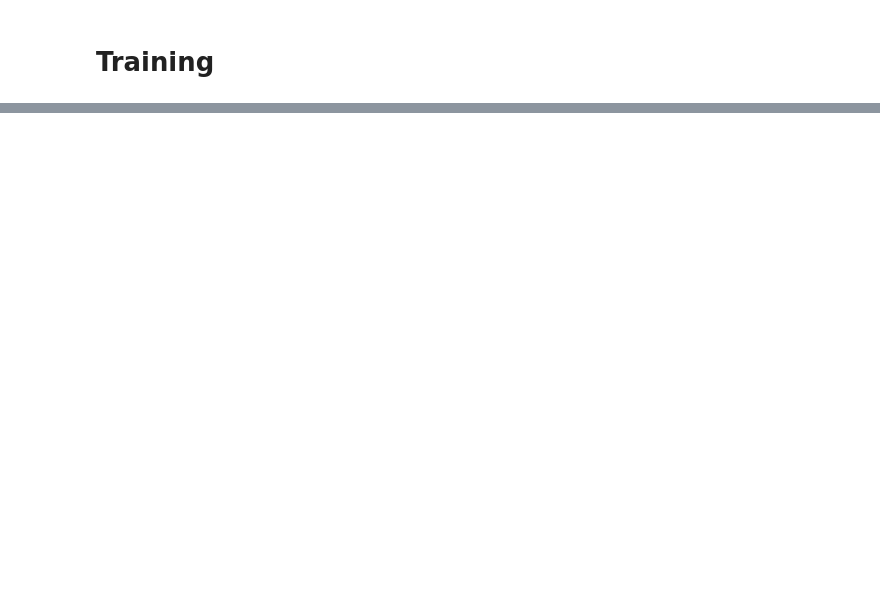
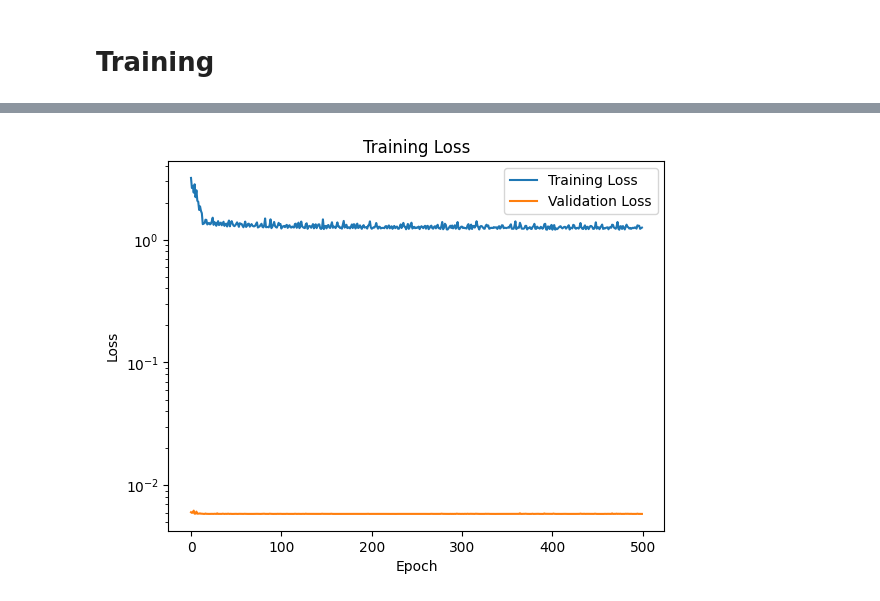
Before and after one commit to KurtSoncco/GNN_Soil_Dynamics, a Jupyter notebook: GNN.ipynb, the cells around one changed output, grey strips where cells are left out. Cells and saved outputs as stored; diff of their text form; code cells hidden in the pictures; blank space fills up the shorter version.

```diff
--- a/GNN.ipynb
+++ b/GNN.ipynb
@@ -539,19 +601,21 @@ def test(dataset, stats_list, model, args, device="cuda"):
 # %%
 for args in [
         {'model_type': 'meshgraphnet',
-         'num_layers': 2,
-         'batch_size': 16,
-         'hidden_dim': 10,
-         'epochs': 1000,
+         'num_layers': 3,
+         'batch_size': 2,
+         'hidden_dim': 100,
+         'epochs': 100,
          'opt': 'adam',
-         'opt_scheduler': 'none',
+         'opt_scheduler': 'exponential',
          'opt_restart': 0,
          'weight_decay': 5e-4,
-         'lr': 0.001,
-         'train_size': 45,
+         'opt_decay_rate': 0.1 ** (1 / 5e6),
+         'lr': 0.005,
+         'train_size': 80,
+         'val_size': 10,
          'test_size': 10,
          'device':'cpu',
-         'shuffle': True,
+         'shuffle': False,
          'save_velo_val': True,
          'save_best_model': True,
          'checkpoint_dir': './best_models/',
@@ -569,0 +632,14 @@ stats_list = get_stats(dataset)
+# %%
+# Separate between training and test
+total_data_num = len(dataset)
+train_size = int(total_data_num * args.train_size / 100)
+val_size = int(total_data_num * args.val_size / 100)
+test_size = total_data_num - train_size - val_size
+
+train_data = dataset[:train_size]
+val_data = dataset[train_size:train_size+test_size]
+test_data = dataset[train_size+test_size:]
+
+print("Train size: ", train_size)
+print("Test size: ", test_size)
+print("Val size: ", len(val_data))
@@ -570,3 +650,6 @@ stats_list = get_stats(dataset)
+# %%
+# Get stats for the training data, and normalize the data
+stats_list = get_stats(train_data)
 # %%
 # Define device
 device = torch.device("cuda" if torch.cuda.is_available() else "cpu")
@@ -576,4 +659,4 @@ cuda
 # %%
 # Train
-model, losses, df_train = train(dataset, stats_list, args, device)
+model, df_train = train(train_data, val_data, stats_list, args, device)
 # %% [output]
@@ -593,9 +664,17 @@ Epoch 110 | Loss: 0.6215148533676236
 # %%
 # Plot losses using seaborn
 import seaborn as sns
 
-sns.lineplot(x="Epoch", y="Loss", data=df_train)
+sns.lineplot(x="Epoch", y="Loss", data=df_train, label="Training Loss")
+sns.lineplot(x="Epoch", y="Val_Loss", data=df_train, label="Validation Loss")
+
+# Y label in log scale
+plt.yscale('log')
+
 plt.xlabel("Epoch")
 plt.ylabel("Loss")
 plt.title("Training Loss")
+plt.legend()
 plt.show()
+# %% [output]
+[figure, added]
```
Also changed, not shown: parts of 32 cells of this notebook, 17 other files.
